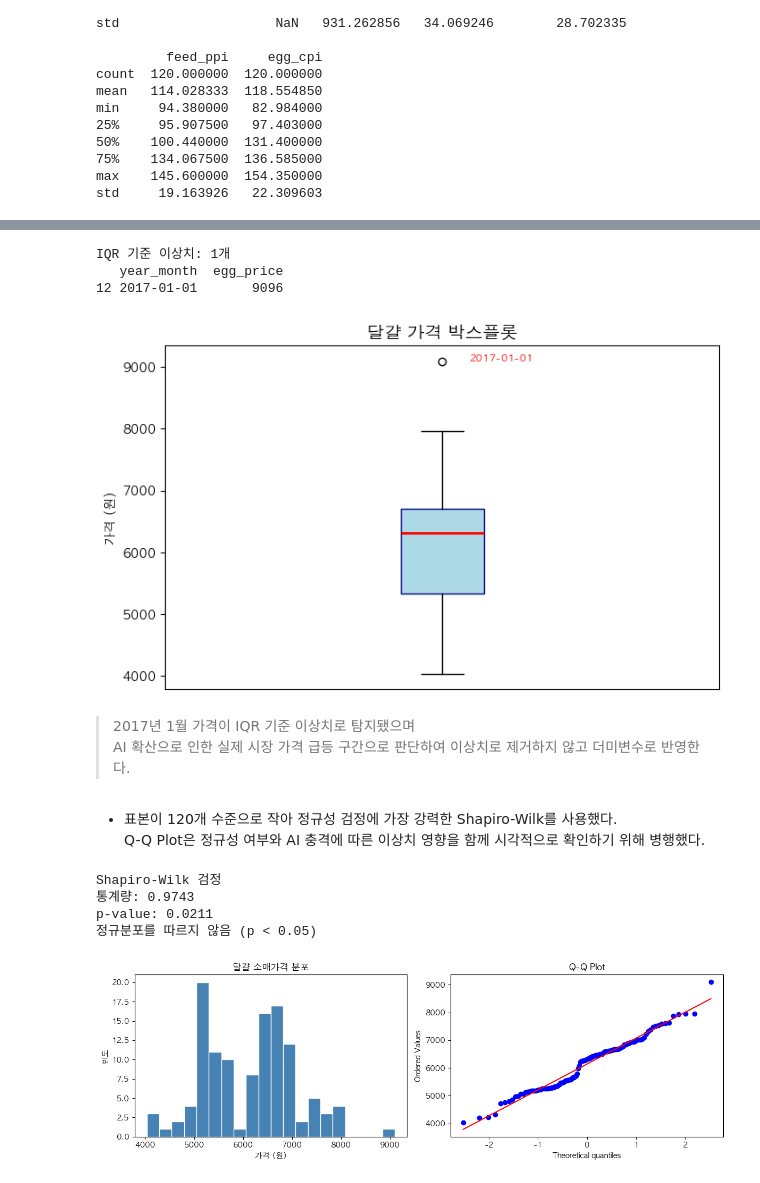
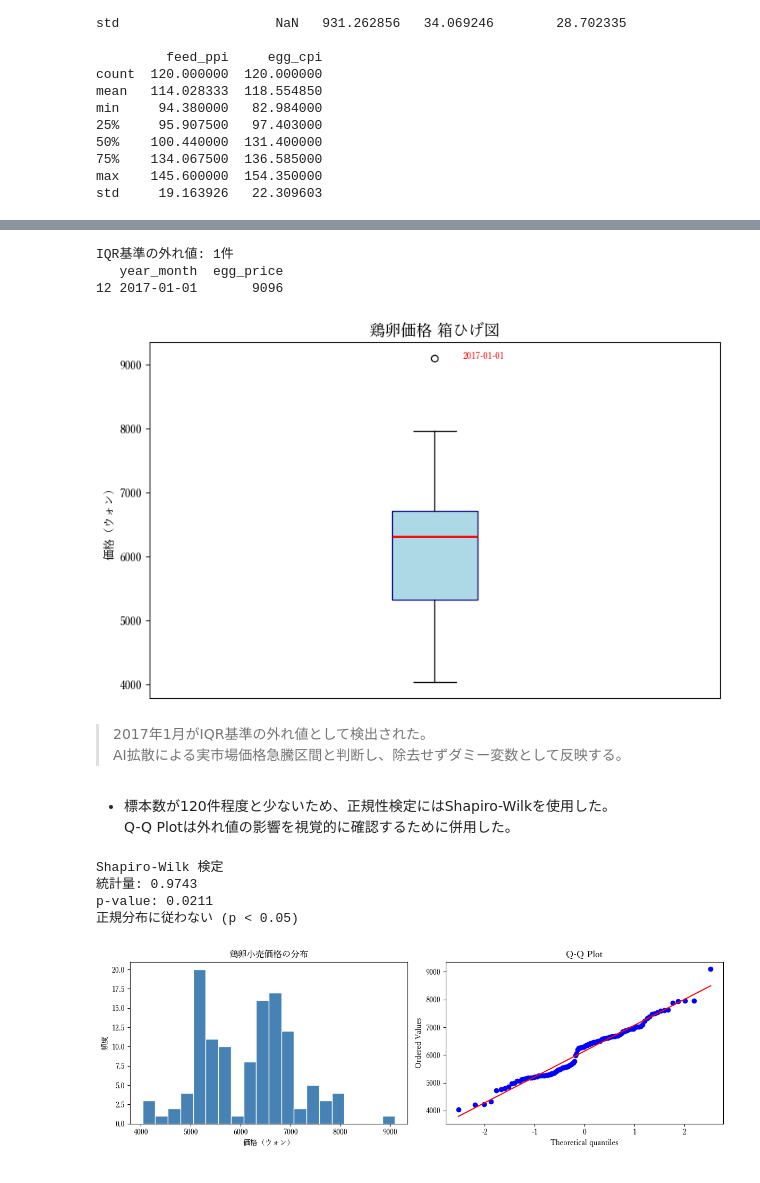
Before and after one commit to chlnaa/egg-price-analysis, a Jupyter notebook: notebooks/02_eda.ipynb, the cells around one changed output, grey strips where cells are left out. Cells and saved outputs as stored; diff of their text form; code cells hidden in the pictures.

```diff
--- a/notebooks/02_eda.ipynb
+++ b/notebooks/02_eda.ipynb
@@ -108,6 +110,6 @@ std     19.163926   22.309603
 # %%
 import matplotlib.font_manager as fm
-plt.rcParams['font.family'] = 'AppleGothic'
+plt.rcParams['font.family'] = 'YuMincho'
 plt.rcParams['axes.unicode_minus'] = False
 # %%
 plt.close('all')
@@ -219,0 +205,23 @@ plt.show()
+# %%
+df['is_outlier'] = df['price_change_pct'].abs() > 10
+
+plt.close('all')
+plt.figure(figsize=(14, 4), dpi=150)
+
+plt.bar(
+    df['year_month'],
+    df['price_change_pct'],
+    width=20,
+    color=df.apply(
+        lambda row: ('red' if row['price_change_pct'] > 0 else 'blue')
+                    if row['is_outlier']
+                    else ('lightsalmon' if row['price_change_pct'] > 0 else 'lightblue'),
+        axis=1
+    ),
+)
+
+plt.axhline(y=0, color='black', linewidth=0.5)
+plt.title('鶏卵小売価格 前月比変動率(%)')
+plt.tight_layout()
+plt.savefig('../output/figures/price_change.png', dpi=150)
+plt.show()
@@ -223,72 +245,70 @@ plt.show()
 # %%
-# 이상치 확인
 Q1 = df['egg_price'].quantile(0.25)
 Q3 = df['egg_price'].quantile(0.75)
 IQR = Q3 - Q1
 
 lower = Q1 - 1.5 * IQR
 upper = Q3 + 1.5 * IQR
 
 outliers = df[(df['egg_price'] < lower) |
               (df['egg_price'] > upper)]
 
-print(f"IQR 기준 이상치: {len(outliers)}개")
+print(f"IQR基準の外れ値: {len(outliers)}件")
 print(outliers[['year_month', 'egg_price']])
 
 plt.close('all')
 fig, ax = plt.subplots(figsize=(8, 5))
 
 ax.boxplot(df['egg_price'].dropna(), vert=True, patch_artist=True,
            boxprops=dict(facecolor='lightblue', color='navy'),
            medianprops=dict(color='red', linewidth=2),
            flierprops=dict(marker='o', color='red', markersize=6))
 
 for _, row in outliers.iterrows():
     ax.annotate(str(row['year_month'])[:10],
                 xy=(1, row['egg_price']),
                 xytext=(1.05, row['egg_price']),
                 fontsize=8, color='red')
 
-ax.set_title('달걀 가격 박스플롯', fontsize=14)
-ax.set_ylabel('가격 (원)')
+ax.set_title('鶏卵価格 箱ひげ図', fontsize=14)
+ax.set_ylabel('価格（ウォン）')
 ax.set_xticks([])
 
+plt.tight_layout()
 plt.savefig('../output/figures/outlier_egg_price_boxplot.png', dpi=150)
 plt.show()
 # %% [output]
-IQR 기준 이상치: 1개
+IQR基準の外れ値: 1件
    year_month  egg_price
 12 2017-01-01       9096
-[figure, old version]
+[figure, new version]
 # %% [markdown]
-> 2017년 1월 가격이 IQR 기준 이상치로 탐지됐으며
-> AI 확산으로 인한 실제 시장 가격 급등 구간으로 판단하여 이상치로 제거하지 않고 더미변수로 반영한다.
+> 2017年1月がIQR基準の外れ値として検出された。
+> AI拡散による実市場価格急騰区間と判断し、除去せずダミー変数として反映する。
 # %% [markdown]
-- 표본이 120개 수준으로 작아 정규성 검정에 가장 강력한 Shapiro-Wilk를 사용했다.
-Q-Q Plot은 정규성 여부와 AI 충격에 따른 이상치 영향을 함께 시각적으로 확인하기 위해 병행했다.
+- 標本数が120件程度と少ないため、正規性検定にはShapiro-Wilkを使用した。
+Q-Q Plotは外れ値の影響を視覚的に確認するために併用した。
 # %%
 from scipy import stats
 
-# Shapiro-Wilk 검정
 stat, p_value = stats.shapiro(df['egg_price'])
-print(f"Shapiro-Wilk 검정")
-print(f"통계량: {stat:.4f}")
+print(f"Shapiro-Wilk 検定")
+print(f"統計量: {stat:.4f}")
 print(f"p-value: {p_value:.4f}")
 
 if p_value > 0.05:
-    print("정규분포를 따름 (p > 0.05)")
+    print("正規分布に従う (p > 0.05)")
 else:
-    print("정규분포를 따르지 않음 (p < 0.05)")
+    print("正規分布に従わない (p < 0.05)")
 
-# Q-Q Plot 시각화
 plt.close('all')
 
 fig, axes = plt.subplots(1, 2, figsize=(12, 4))
 
 axes[0].hist(df['egg_price'], bins=20, color='steelblue', edgecolor='white')
-axes[0].set_title('달걀 소매가격 분포')
-axes[0].set_xlabel('가격 (원)')
-axes[0].set_ylabel('빈도')
+axes[0].set_title('鶏卵小売価格の分布')
+axes[0].set_xlabel('価格（ウォン）')
+axes[0].set_ylabel('頻度')
 
 stats.probplot(df['egg_price'], dist="norm", plot=axes[1])
 axes[1].set_title('Q-Q Plot')
@@ -297,9 +317,9 @@ plt.tight_layout()
 plt.savefig('../output/figures/normality_check.png', dpi=150)
 plt.show()
 # %% [output]
-Shapiro-Wilk 검정
-통계량: 0.9743
+Shapiro-Wilk 検定
+統計量: 0.9743
 p-value: 0.0211
-정규분포를 따르지 않음 (p < 0.05)
+正規分布に従わない (p < 0.05)
-[figure, old version]
+[figure, new version]
 # %% [markdown]
```
Also changed, not shown: parts of 20 cells of this notebook, 17 other files.
